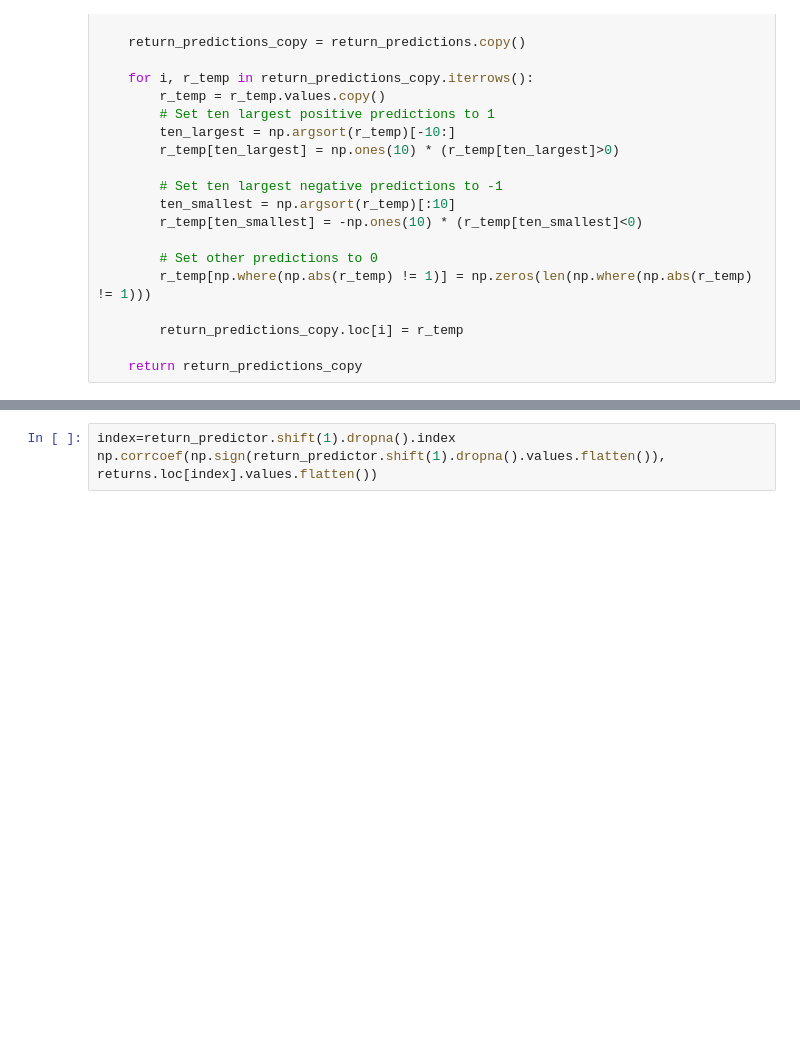
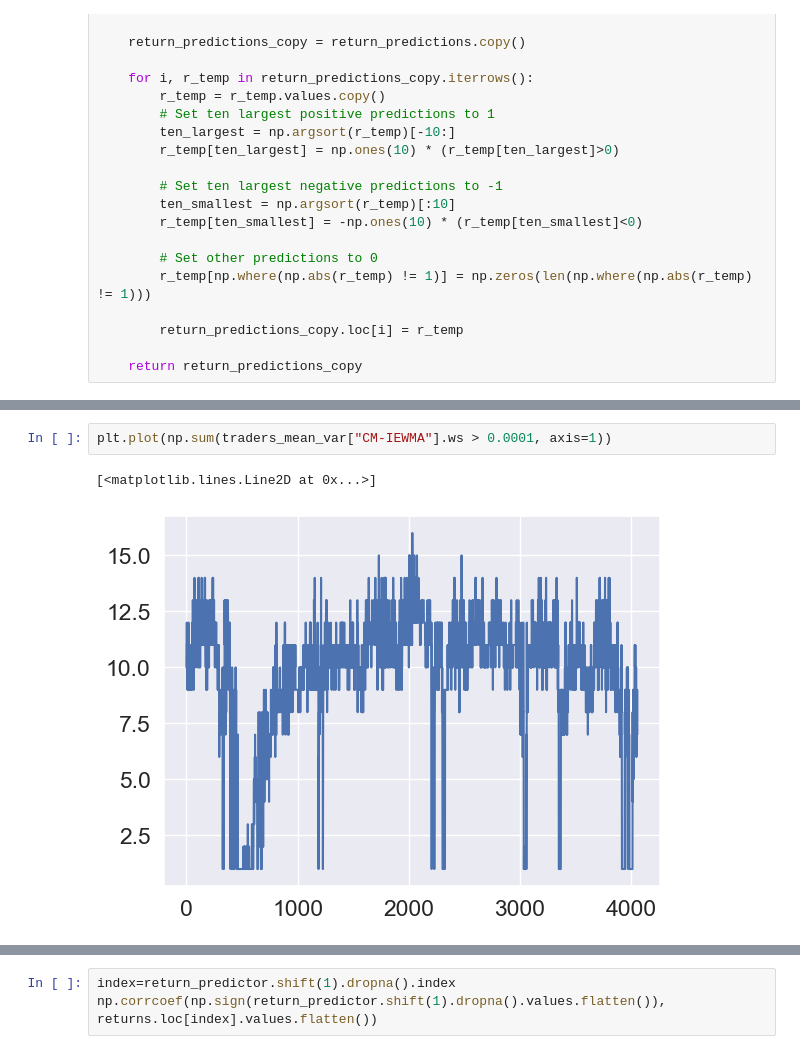
Before and after one commit to cvxgrp/cov_pred_finance, a Jupyter notebook: experiments/industry_portfolios.ipynb, the cells around one changed output, grey strips where cells are left out. Drawn from its saved outputs; the diff is of its cells as text; blank space fills up the shorter version.

```diff
--- a/experiments/industry_portfolios.ipynb
+++ b/experiments/industry_portfolios.ipynb
@@ -499,0 +576,5 @@ def get_sign_prediction(return_predictions):
+# %%
+plt.plot(np.sum(traders_mean_var["CM-IEWMA"].ws > 0.0001, axis=1))
+# %% [output]
+[<matplotlib.lines.Line2D at 0x...>]
+[figure, added]
```
Also changed, not shown: parts of 59 cells of this notebook, 5 other files.
